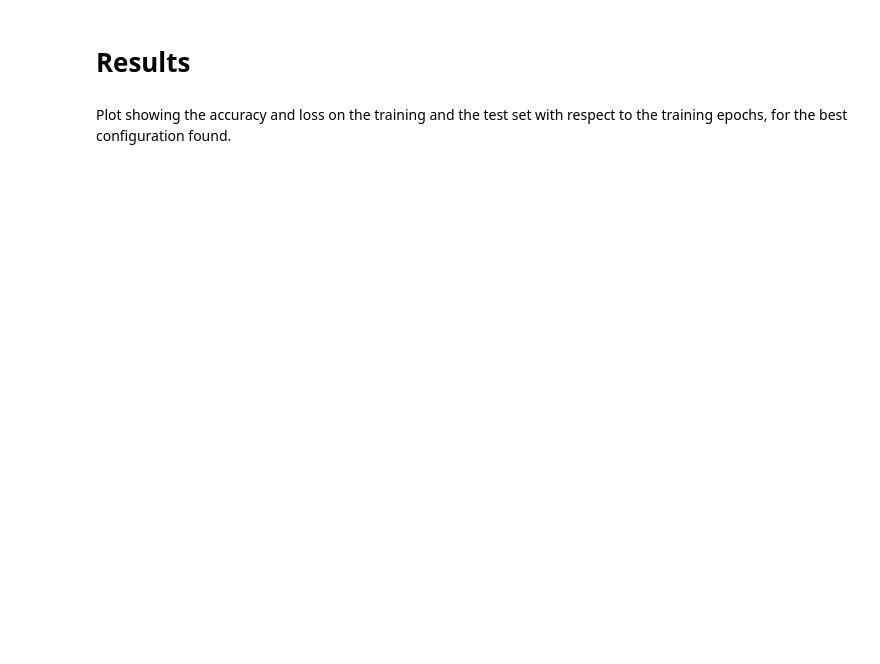
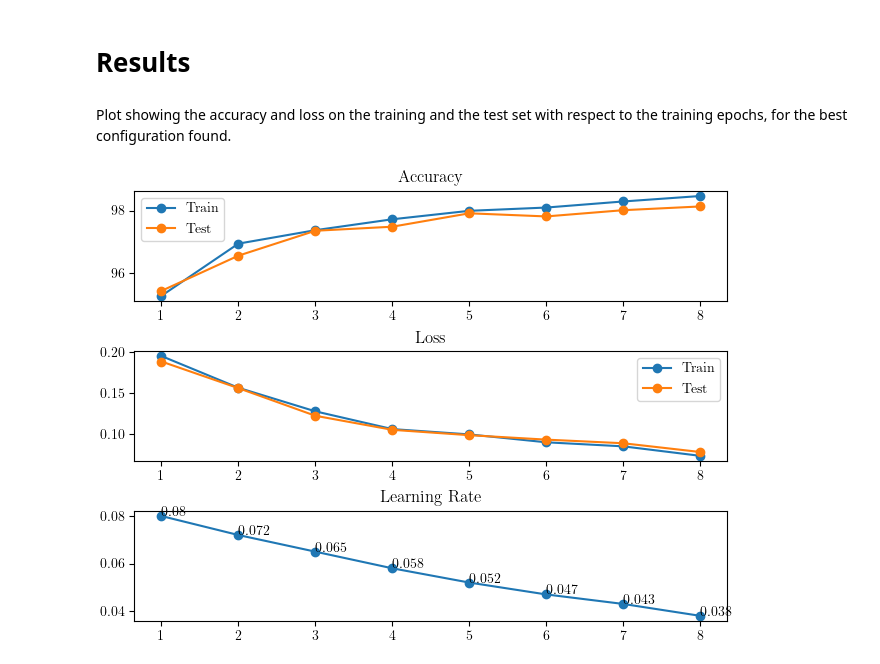
Before and after one commit to CNN-Terror/Task-2, a Jupyter notebook: exercise2/cnn.ipynb, the cells around one changed output. Drawn from its saved outputs; the diff is of its cells as text; code cells hidden in the pictures; blank space fills up the shorter version.

```diff
--- a/exercise2/cnn.ipynb
+++ b/exercise2/cnn.ipynb
@@ -228,7 +228,7 @@ def TrainWithCrossValidation(train_loader, test_loader):
 
 
     # Identify the best number of epochs and learning rate
-    for number_of_epochs in [2]: #[10, 15, 20]
+    for number_of_epochs in [10, 15, 20]:
         for learning_rate in [0.01, 0.05, 0.1]:
             print(f'NUMBER OF EPOCHS = {number_of_epochs}, LEARNING RATE = {learning_rate}')
 
@@ -296,44 +296,50 @@ fig.canvas.header_visible = False
 
 # Show accuracy
 axes[0].plot(epochs, train_accuracy_per_epoch,'-o')
 axes[0].plot(epochs, test_accuracy_per_epoch, '-o')
 axes[0].set_xticks(epochs)
 axes[0].legend(['Train', 'Test'])
 axes[0].set_title('Accuracy')
 
 
 # Show loss
 axes[1].plot(epochs, train_loss_per_epoch,'-o')
 axes[1].plot(epochs, test_loss_per_epoch, '-o')
 axes[1].set_xticks(epochs)
 axes[1].legend(['Train', 'Test'])
 axes[1].set_title('Loss')
 
 
 # Show learning rate per epoch
 axes[2].plot(epochs, learning_rate_per_epoch,'-o')
 axes[2].set_xticks(epochs)
 axes[2].set_title('Learning Rate')
 for epoch in epochs:
   # Epochs start at 1, indexes at 0
   axes[2].text(epoch, learning_rate_per_epoch[epoch - 1], learning_rate_per_epoch[epoch - 1])
   pass
 
 plt.show()
 
 
+# Save as png
+plot_filename = os.path.join(os.path.abspath(''), 'cnn_model_plot_8.png')
+plt.savefig(plot_filename)
+
+
+# Save as pfg
 # Code taken from here: https://timodenk.com/blog/exporting-matplotlib-plots-to-latex/
-"""
-matplotlib.use("pgf")
-matplotlib.rcParams.update({
-    "pgf.texsystem": "pdflatex",
-    'font.family': 'serif',
-    'text.usetex': True,
-    'pgf.rcfonts': False,
-})
-plot_filename = os.path.join(os.path.abspath(''), 'cnn_model_plot.pgf')
-plt.savefig(plot_filename)
-"""
+# matplotlib.use("pgf")
+# matplotlib.rcParams.update({
+#     "pgf.texsystem": "pdflatex",
+#     'font.family': 'serif',
+#     'text.usetex': True,
+#     'pgf.rcfonts': False,
+# })
+# plot_filename = os.path.join(os.path.abspath(''), 'cnn_model_plot_8.pgf')
+# plt.savefig(plot_filename)
+# %% [output]
+[figure, added]
 # %%
 print(cnn_model)
 print(f'Batch size = {BATCH_SIZE_TRAIN}')
```
Also changed, not shown: parts of 1 cell of this notebook.
